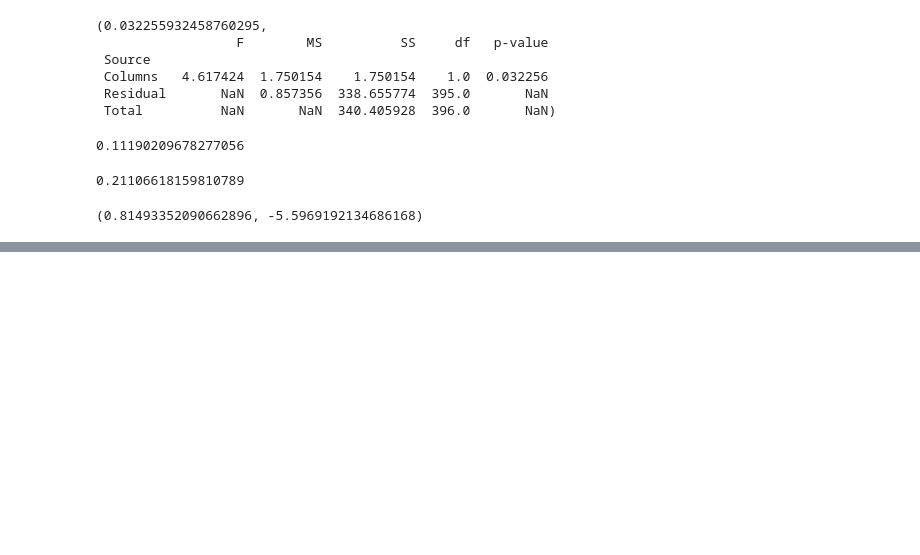
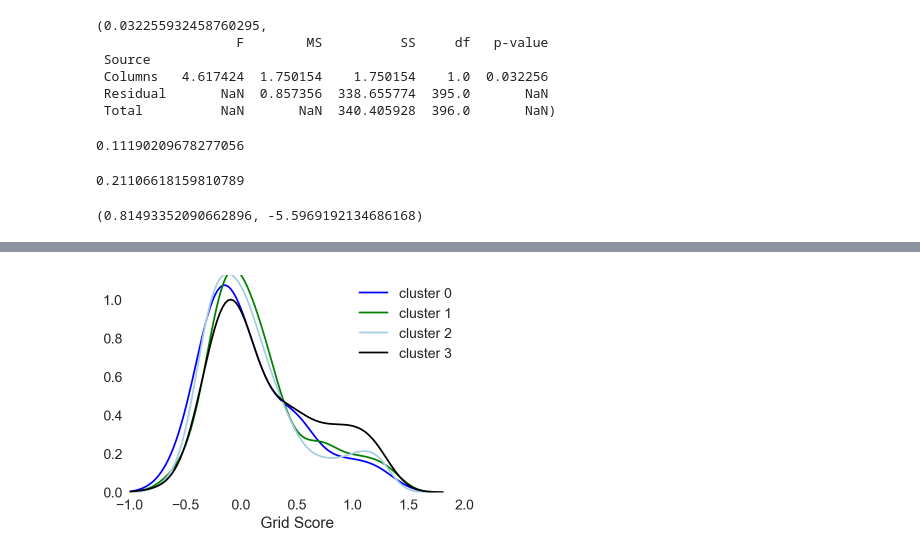
Before and after one commit to davidcrowland/archdata, a Jupyter notebook: Figure 4.ipynb, the cells around one changed output, grey strips where cells are left out. Cells and saved outputs as stored; diff of their text form; code cells hidden in the pictures; blank space fills up the shorter version.

```diff
--- a/Figure 4.ipynb
+++ b/Figure 4.ipynb
@@ -993,14 +1001,16 @@ plt.rcParams['svg.fonttype'] = 'none'
 # %%
 sns.kdeplot(cl0.grid_score_bnt, shade=False, color='b',label='cluster 0')
 sns.kdeplot(cl1.grid_score_bnt, shade=False, color='g',label='cluster 1')
 sns.kdeplot(cl2.grid_score_bnt, shade=False, color= '#a6cee3',label='cluster 2')
-sns.kdeplot(cl2.grid_score_bnt, shade=False, color= 'k',label='cluster 3')
+sns.kdeplot(cl3.grid_score_bnt, shade=False, color= 'k',label='cluster 3')
 sns.despine(left=True,bottom=True)
 plt.xlabel('Grid Score')
 
 sns.set_style("white")
 plt.legend()
 #label = 'Grid Score \nn={}'.format(len(dataPile))
 #plt.title(label)
 plt.xlim( (-1.0, 2) )
 plt.rcParams['svg.fonttype'] = 'none'
+# %% [output]
+[figure, added]
```
Also changed, not shown: parts of 3 cells of this notebook.
